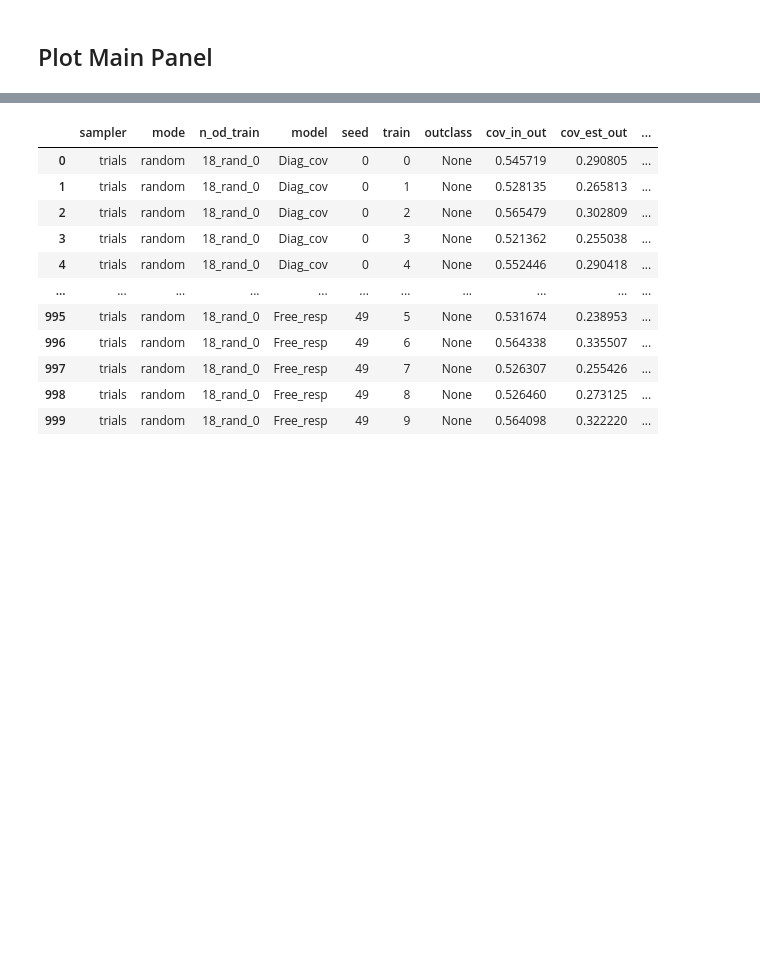
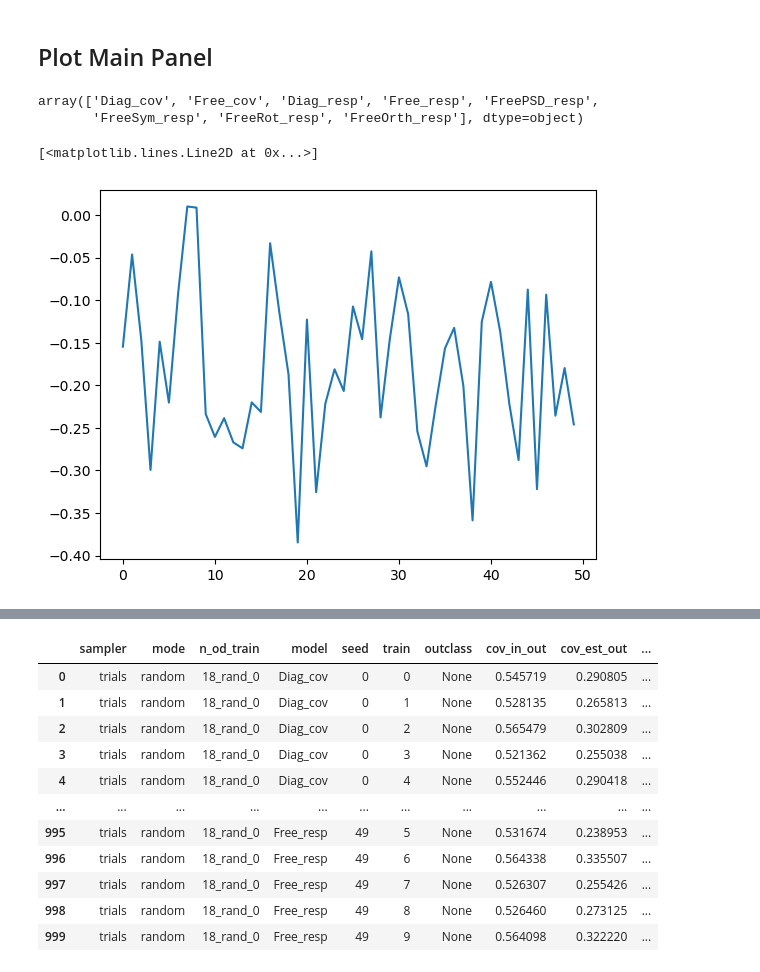
Before and after one commit to stootoon/glom-io-transform-release, a Jupyter notebook: glom_io_transform/analysis/fig_driver.ipynb, the cells around one changed output, grey strips where cells are left out. Saved outputs shown, nothing was run; the diff lists cells and outputs as text; code cells hidden in the pictures; blank space fills up the shorter version.

```diff
--- a/glom_io_transform/analysis/fig_driver.ipynb
+++ b/glom_io_transform/analysis/fig_driver.ipynb
@@ -185,2 +185,12 @@ for i in range(10):
 # %% [markdown]
 ## Plot Main Panel
+# %%
+matched_rois_data.gen_df.model.unique()
+# %% [output]
+array(['Diag_cov', 'Free_cov', 'Diag_resp', 'Free_resp', 'FreePSD_resp',
+       'FreeSym_resp', 'FreeRot_resp', 'FreeOrth_resp'], dtype=object)
+# %%
+plot(list(matched_rois_data.a_cov.values()))
+# %% [output]
+[<matplotlib.lines.Line2D at 0x...>]
+[figure, added]
```
Also changed, not shown: parts of 7 cells of this notebook.
